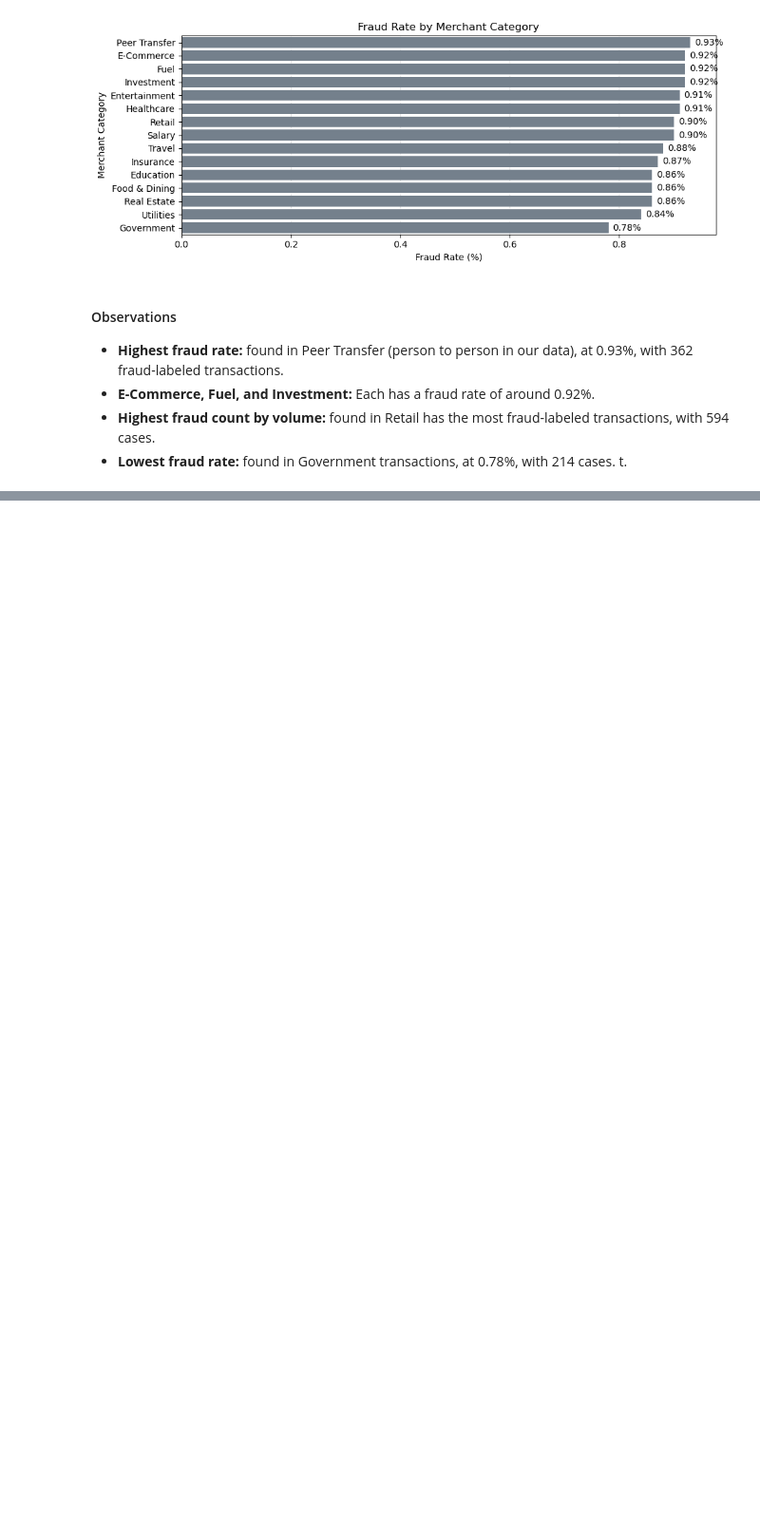
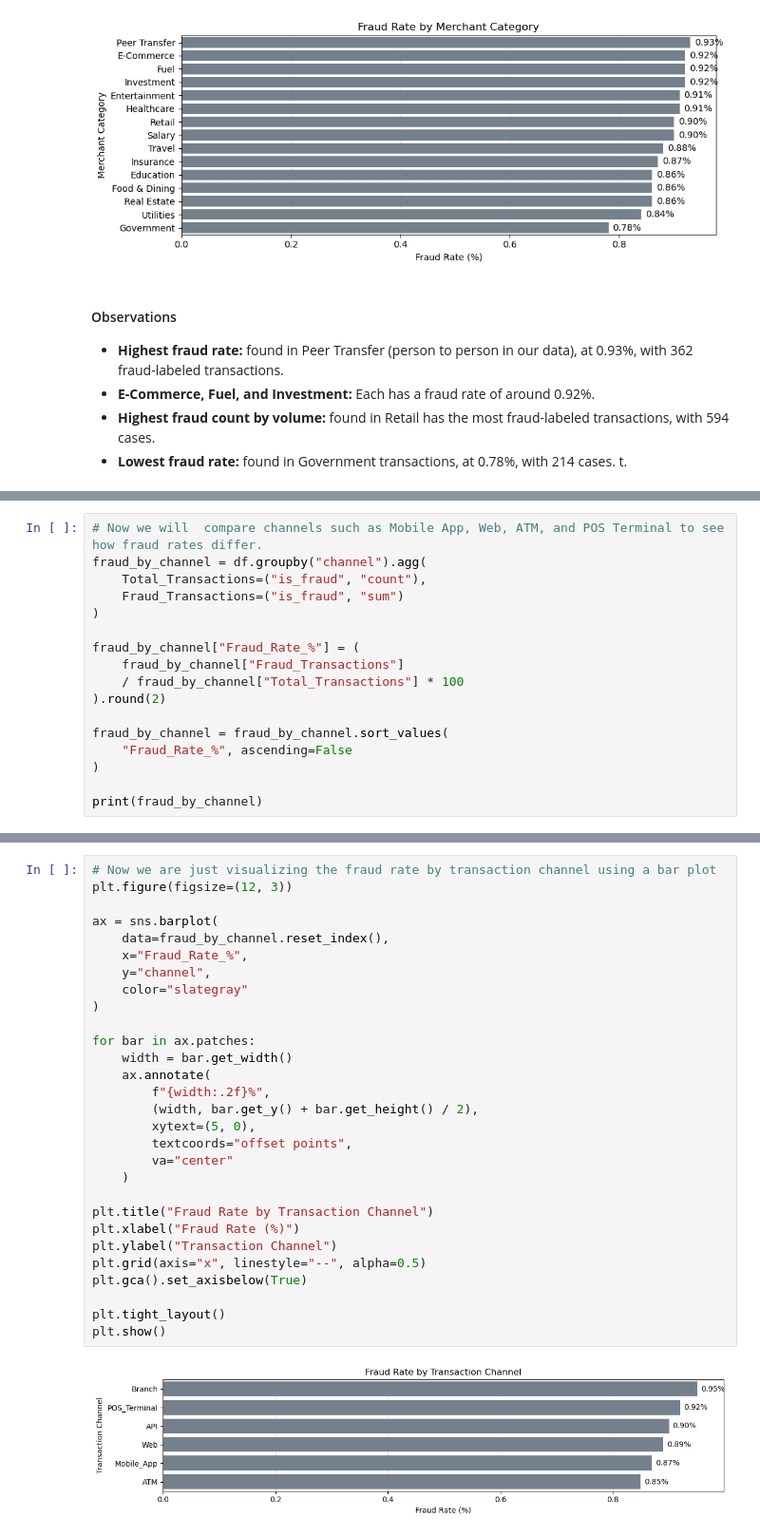
Before and after one commit to MrinmoyTalukdar27/FraudLens-Indian-Banking-Analytics, a Jupyter notebook: EDA.ipynb, the cells around one changed output, grey strips where cells are left out. Shown at 95% size. Cells and saved outputs as stored; diff of their text form; blank space fills up the shorter version.

```diff
--- a/EDA.ipynb
+++ b/EDA.ipynb
@@ -514,0 +517,17 @@ t.
+# %%
+# Now we will  compare channels such as Mobile App, Web, ATM, and POS Terminal to see how fraud rates differ.
+fraud_by_channel = df.groupby("channel").agg(
+    Total_Transactions=("is_fraud", "count"),
+    Fraud_Transactions=("is_fraud", "sum")
+)
+
+fraud_by_channel["Fraud_Rate_%"] = (
+    fraud_by_channel["Fraud_Transactions"]
+    / fraud_by_channel["Total_Transactions"] * 100
+).round(2)
+
+fraud_by_channel = fraud_by_channel.sort_values(
+    "Fraud_Rate_%", ascending=False
+)
+
+print(fraud_by_channel)
@@ -514,0 +543,31 @@ t.
+# %%
+# Now we are just visualizing the fraud rate by transaction channel using a bar plot
+plt.figure(figsize=(12, 3))
+
+ax = sns.barplot(
+    data=fraud_by_channel.reset_index(),
+    x="Fraud_Rate_%",
+    y="channel",
+    color="slategray"
+)
+
+for bar in ax.patches:
+    width = bar.get_width()
+    ax.annotate(
+        f"{width:.2f}%",
+        (width, bar.get_y() + bar.get_height() / 2),
+        xytext=(5, 0),
+        textcoords="offset points",
+        va="center"
+    )
+
+plt.title("Fraud Rate by Transaction Channel")
+plt.xlabel("Fraud Rate (%)")
+plt.ylabel("Transaction Channel")
+plt.grid(axis="x", linestyle="--", alpha=0.5)
+plt.gca().set_axisbelow(True)
+
+plt.tight_layout()
+plt.show()
+# %% [output]
+[figure, added]
```
Also changed, not shown: parts of 5 cells of this notebook.
